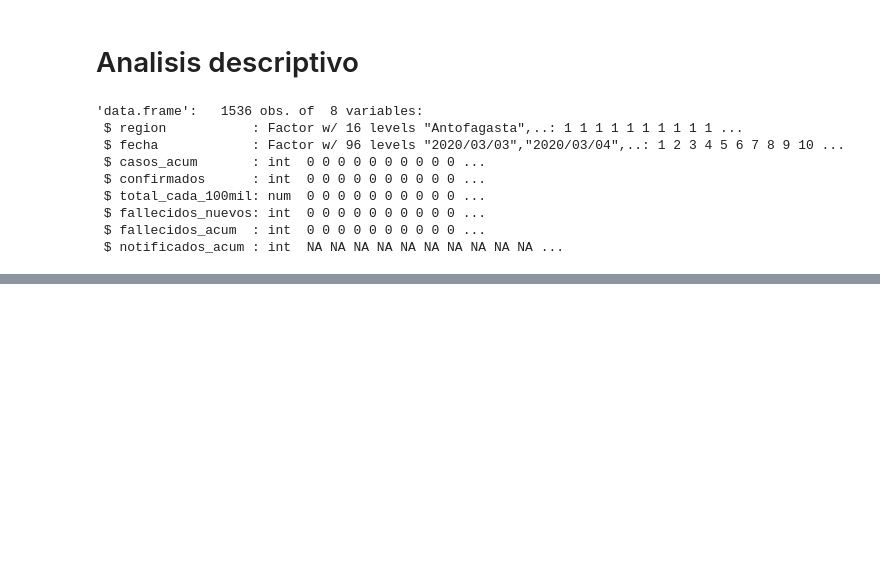
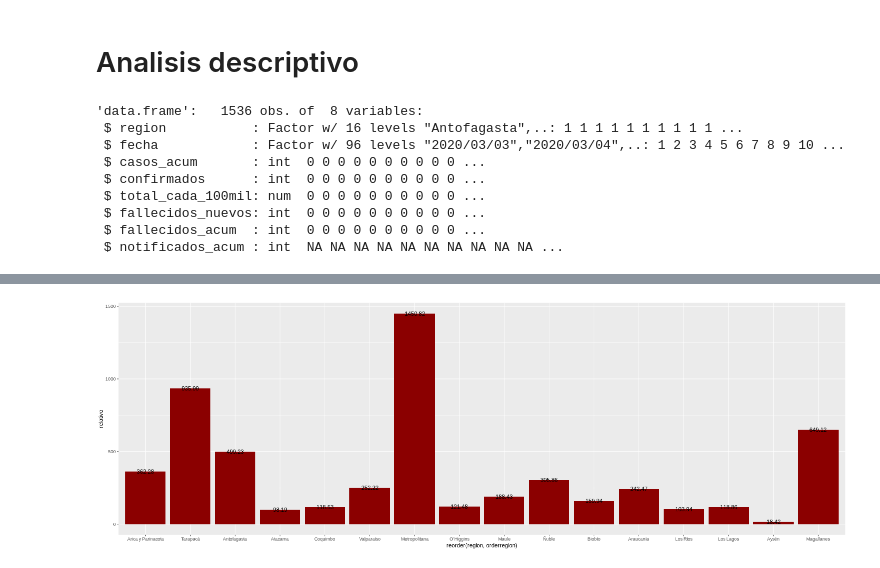
Before and after one commit to gmezaarrepol/informacionCovid, a Jupyter notebook: covid19_chile.ipynb, the cells around one changed output, grey strips where cells are left out. Cells and saved outputs as stored; diff of their text form; code cells hidden in the pictures; blank space fills up the shorter version.

```diff
--- a/covid19_chile.ipynb
+++ b/covid19_chile.ipynb
@@ -234,0 +250,4 @@ RRuntimeError: ignored
+# %%
+%%R
+totalregion <- merge(x = totales, y = regiones[ , c('region','orderregion', 'pop')], by = 'region', all.x=TRUE)
+totalregion
@@ -234,0 +272,11 @@ RRuntimeError: ignored
+# %%
+%%R -w 1440 -h 480 -u px
+totalperc <- totalregion %>%
+  mutate(relativo = (total/pop)*100000)
+
+ggplot(totalperc, aes(x = reorder(region, orderregion), y = relativo, group = 1))+
+  geom_col(fill = 'darkred')+
+  geom_text(label = round(totalperc$relativo, digits = 2))
+  #sprintf("%0.2f", round(a, digits = 2)
+# %% [output]
+[figure, added]
```
Also changed, not shown: parts of 13 cells of this notebook.
